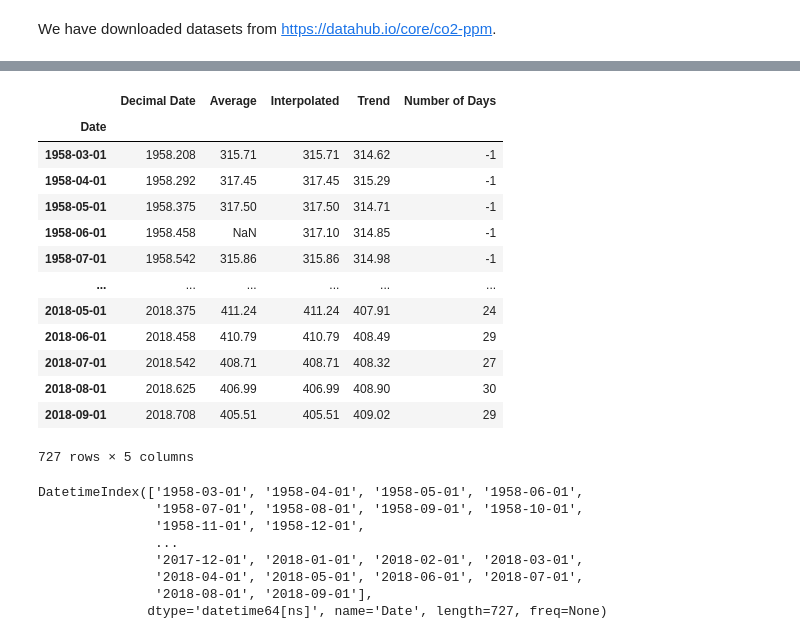
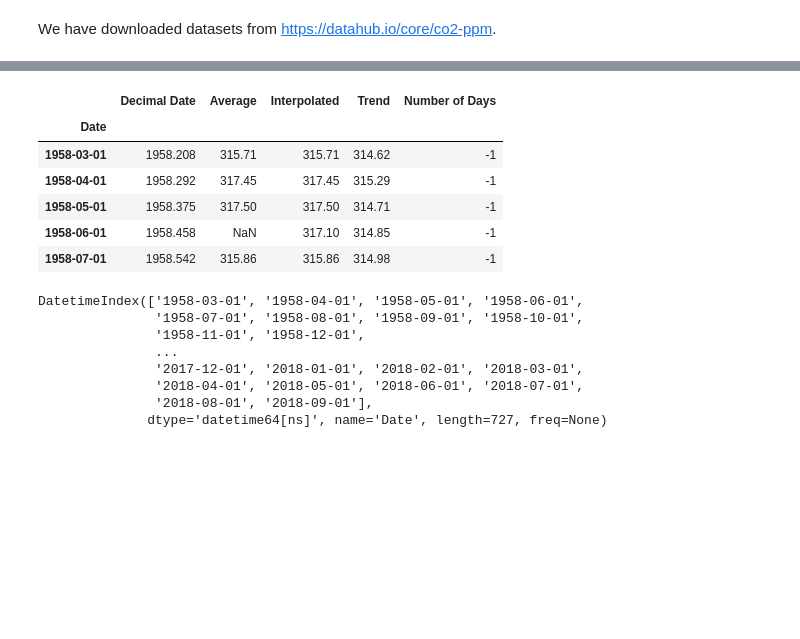
Before and after one commit to peterparker123/Data-Analysis-using-Pandas, a Jupyter notebook: 5.DataFrame 2/Analyzing TimeSeries Data with Pandas.ipynb, the cells around one changed output, grey strips where cells are left out. Saved outputs shown, nothing was run; the diff lists cells and outputs as text; code cells hidden in the pictures; blank space fills up the shorter version.

```diff
--- a/5.DataFrame 2/Analyzing TimeSeries Data with Pandas.ipynb
+++ b/5.DataFrame 2/Analyzing TimeSeries Data with Pandas.ipynb
@@ -9,22 +9,15 @@ import pandas as pd
 # %%
 mlo = pd.read_csv('../datasets/co2-mm-mlo.csv', na_values=-99.99, index_col='Date', parse_dates=True)
 # %%
-mlo
+mlo.head()
 # %% [output]
 |  | Decimal Date | Average | Interpolated | Trend | Number of Days |
 | Date |  |  |  |  |  |
 | 1958-03-01 | 1958.208 | 315.71 | 315.71 | 314.62 | -1 |
 | 1958-04-01 | 1958.292 | 317.45 | 317.45 | 315.29 | -1 |
 | 1958-05-01 | 1958.375 | 317.50 | 317.50 | 314.71 | -1 |
 | 1958-06-01 | 1958.458 | NaN | 317.10 | 314.85 | -1 |
 | 1958-07-01 | 1958.542 | 315.86 | 315.86 | 314.98 | -1 |
-| ... | ... | ... | ... | ... | ... |
-| 2018-05-01 | 2018.375 | 411.24 | 411.24 | 407.91 | 24 |
-| 2018-06-01 | 2018.458 | 410.79 | 410.79 | 408.49 | 29 |
-| 2018-07-01 | 2018.542 | 408.71 | 408.71 | 408.32 | 27 |
-| 2018-08-01 | 2018.625 | 406.99 | 406.99 | 408.90 | 30 |
-| 2018-09-01 | 2018.708 | 405.51 | 405.51 | 409.02 | 29 |
-727 rows × 5 columns
 # %%
 mlo.index
 # %% [output]
```
Also changed, not shown: parts of 6 cells of this notebook, 1 other file.
